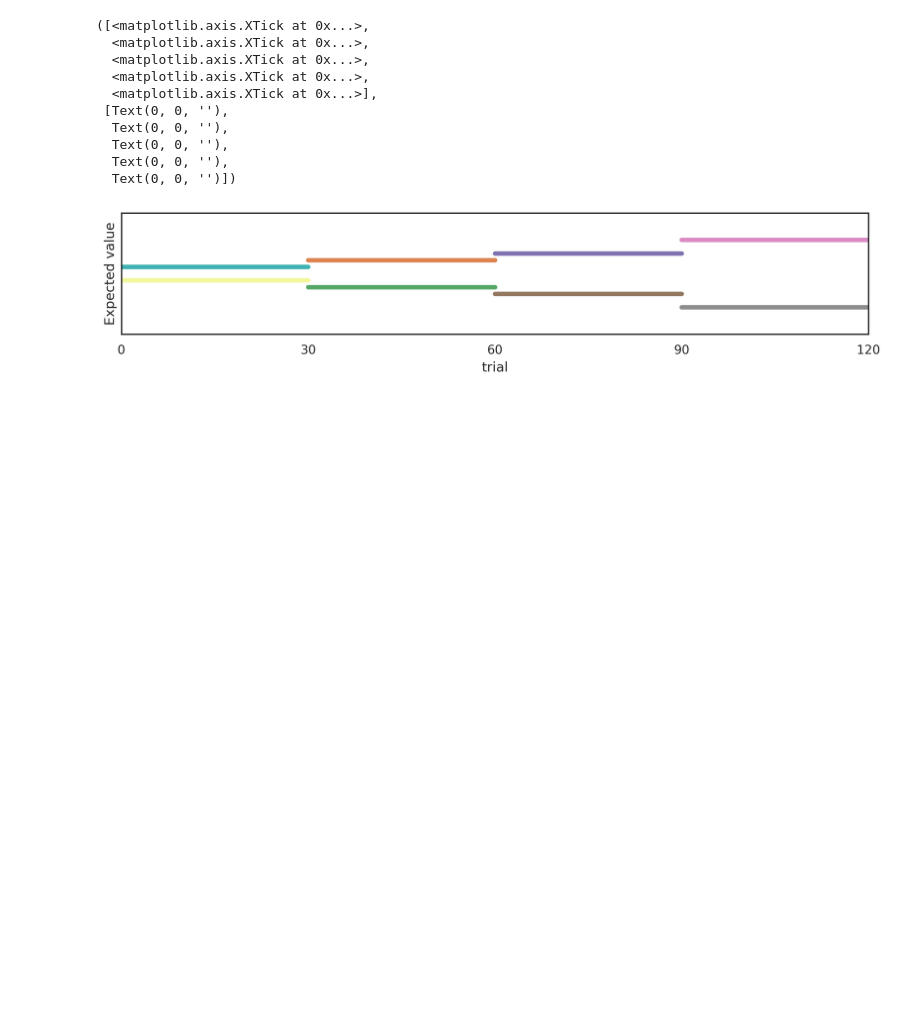
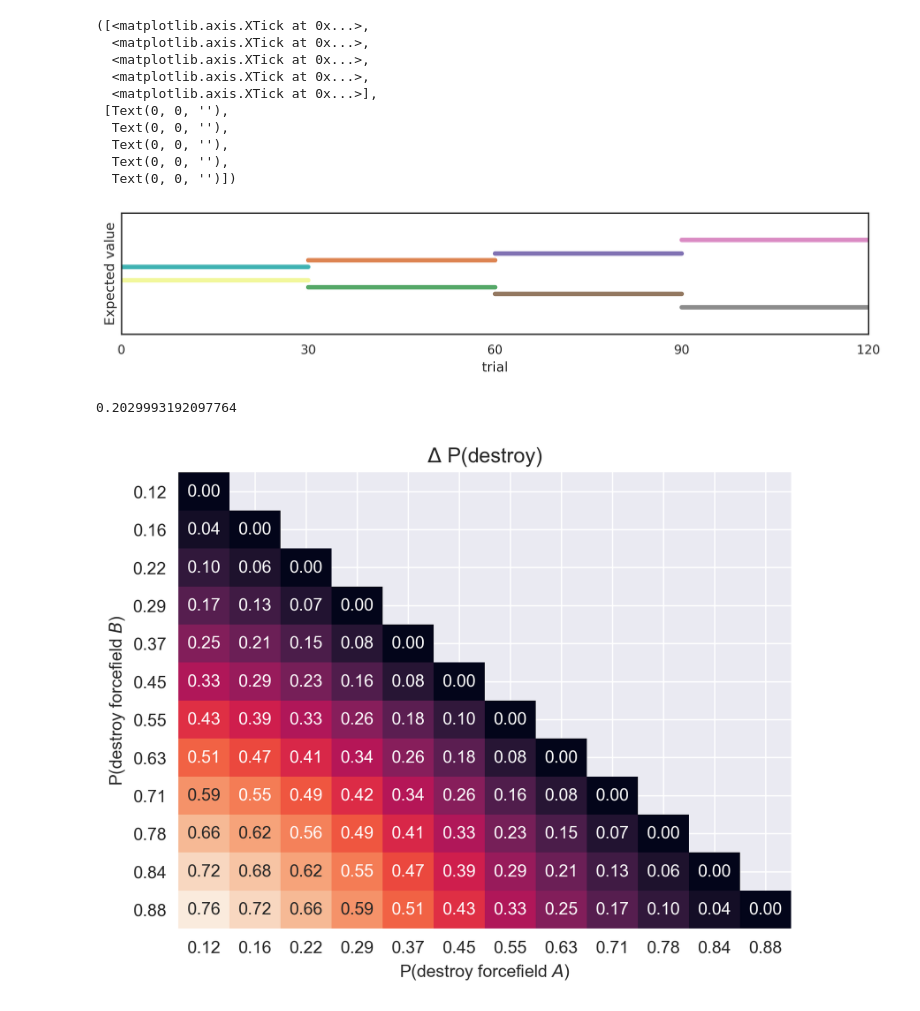
Before and after one commit to bsgarcia/SpaceRLUnity, a Jupyter notebook: Assets/Scripts/analysis/analysis.ipynb, the cells around one changed output. Saved outputs shown, nothing was run; the diff lists cells and outputs as text; code cells hidden in the pictures; blank space fills up the shorter version.

```diff
--- a/Assets/Scripts/analysis/analysis.ipynb
+++ b/Assets/Scripts/analysis/analysis.ipynb
@@ -205,3 +205,50 @@ plt.xticks([0, 30, 60, 90, 120])
   Text(0, 0, ''),
   Text(0, 0, '')])
 [figure]
+# %%
+import itertools
+import seaborn as sns
+import numpy as np
+import matplotlib.pyplot as plt
+
+values = [0.07692308, 0.15384615, 0.23076923, 0.30769231,
+          0.38461538, 0.46153846, 0.53846154, 0.61538462, 0.69230769,
+          0.76923077, 0.84615385, 0.92307692]
+
+slope = 2
+# logistic function
+logistic = lambda x: 1/(1+np.exp(-slope*x))
+
+p = logistic(np.linspace(-1, 1, 12)).round(2)
+
+# Compute all possible deltas as np matrix
+all_deltas = np.empty((len(p), len(p)))
+for i in range(len(p)):
+    for j in range(len(p)):
+        all_deltas[i, j] = abs(p[j] - p[i])
+
+sns.set({'figure.dpi': 300})
+# plot deltas in heattmap
+# set x and y using values as labels
+# hide half of the heatmap
+mask = np.zeros_like(all_deltas)
+mask[np.triu_indices_from(mask)] = True
+# but keep matrix diagonal
+mask[np.diag_indices_from(mask)] = False
+sns.heatmap(np.array(all_deltas), cbar=False, xticklabels=p, yticklabels=p, annot=True, fmt='.2f', mask=mask)
+# sns.heatmap(np.array(all_deltas), cmap='RdBu_r', cbar=False, xticklabels=p, yticklabels=p, annot=True, fmt='.2f')
+# Sort deltas in descending order
+# sorted_deltas = sorted(all_deltas, reverse=True)
+# print("All Deltas:")
+# for delta in all_deltas:
+    # print(delta)
+# ylabel 45 degree rotation
+plt.yticks(rotation=0)
+plt.title('$\Delta$ P(destroy)')
+plt.xlabel('P(destroy forcefield $A$)')
+plt.ylabel('P(destroy forcefield $B$)')
+all_deltas = np.array(all_deltas).flatten()
+print(np.std((all_deltas)[all_deltas != 0]))
+# %% [output]
+0.2029993192097764
+[figure, added]
```
Also changed, not shown: parts of 10 cells of this notebook, 14 other files.
